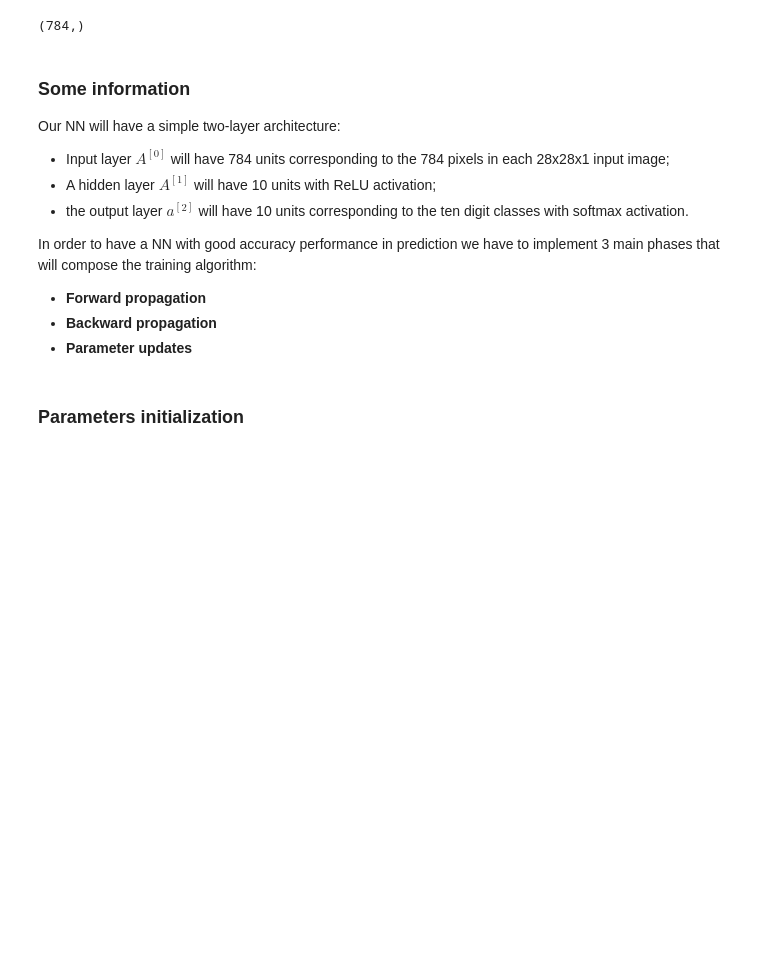
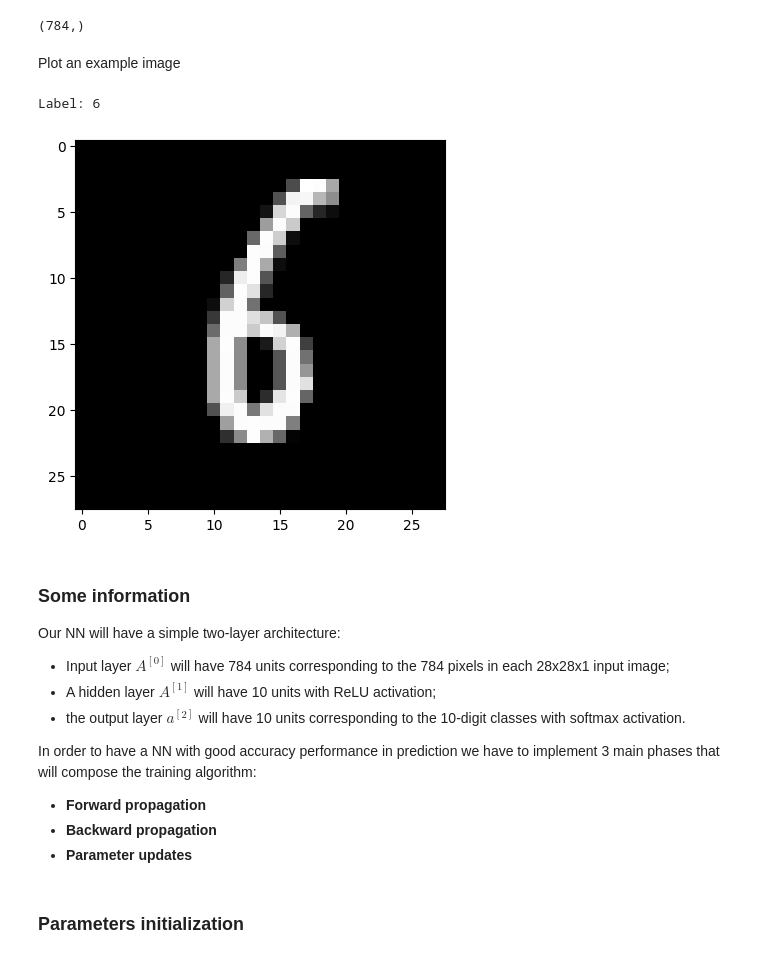
Before and after one commit to CristianCosci/Building_a_Neural_Network_with_Numpy, a Jupyter notebook: NN_from_Scratch.ipynb, the cells around one changed output. Saved outputs shown, nothing was run; the diff lists cells and outputs as text; code cells hidden in the pictures; blank space fills up the shorter version.

```diff
--- a/NN_from_Scratch.ipynb
+++ b/NN_from_Scratch.ipynb
@@ -43,12 +43,26 @@ X_train = X_train / 255.
 X_train[:, 0].shape
 # %% [output]
 (784,)
+# %% [markdown]
+Plot an example image
+# %%
+current_image = X_train[:, 5, None]
+label = Y_train[5]
+print(f"Label: {label}")
+
+current_image = current_image.reshape((28, 28)) * 255
+plt.gray()
+plt.imshow(current_image)
+plt.show()
+# %% [output]
+Label: 6
+[figure, added]
 # %% [markdown]
 ### Some information
 Our NN will have a simple two-layer architecture:
 -  Input layer $A^{[0]}$ will have 784 units corresponding to the 784 pixels in each 28x28x1 input image;
 - A hidden layer $A^{[1]}$ will have 10 units with ReLU activation;
-- the output layer $a^{[2]}$ will have 10 units corresponding to the ten digit classes with softmax activation.
+- the output layer $a^{[2]}$ will have 10 units corresponding to the 10-digit classes with softmax activation.
 
 
 In order to have a NN with good accuracy performance in prediction we have to implement 3 main phases that will compose the training algorithm:
```
Also changed, not shown: parts of 5 cells of this notebook, 2 other files.
